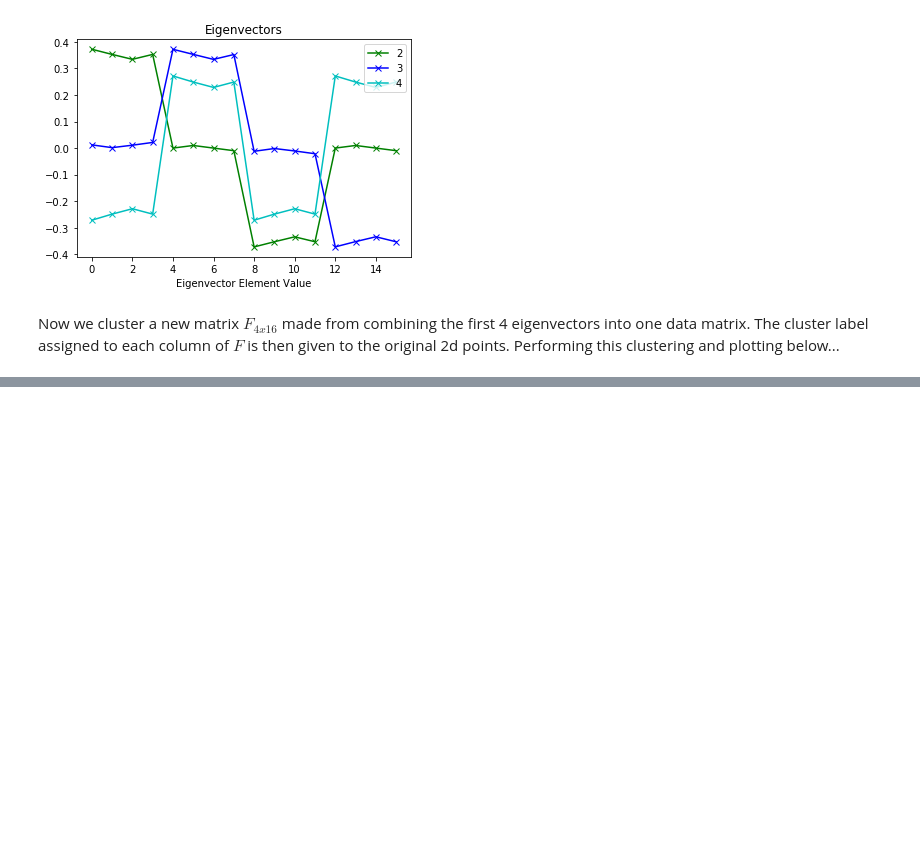
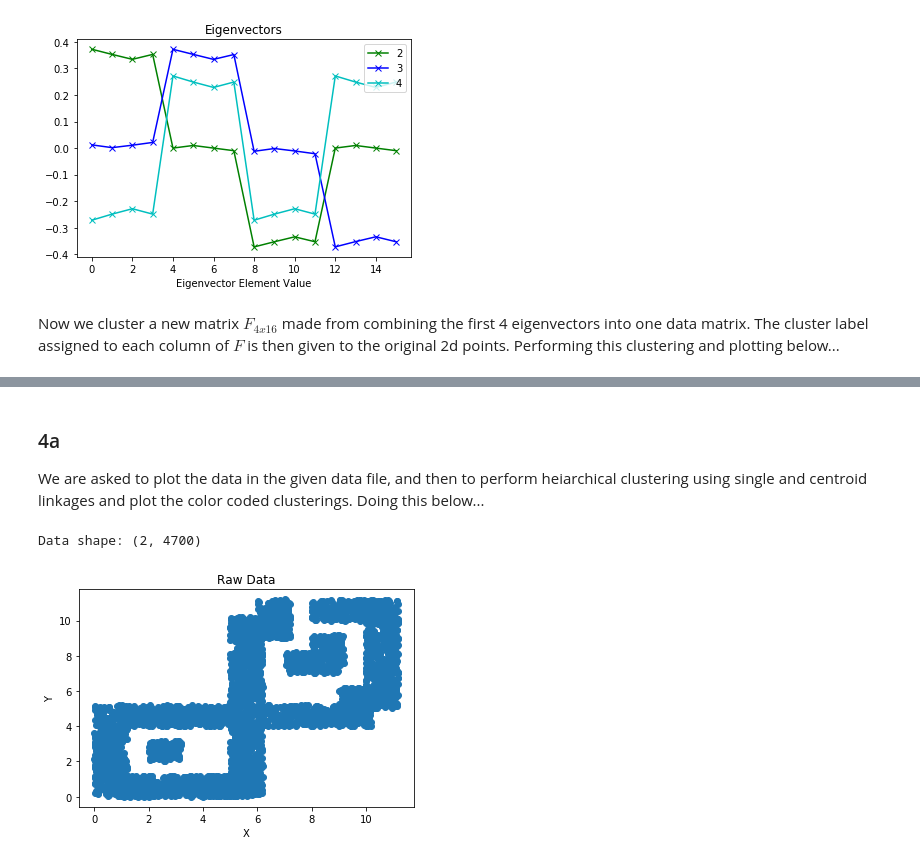
Before and after one commit to zmiller22/AM120, a Jupyter notebook: HW08/HW08.ipynb, the cells around one changed output, grey strips where cells are left out. Drawn from its saved outputs; the diff is of its cells as text; code cells hidden in the pictures; blank space fills up the shorter version.

```diff
--- a/HW08/HW08.ipynb
+++ b/HW08/HW08.ipynb
@@ -209,0 +211,16 @@ Text(0, 0.5, 'Y')
+# %% [markdown]
+### 4a
+We are asked to plot the data in the given data file, and then to perform heiarchical clustering using single and centroid linkages and plot the color coded clusterings. Doing this below...
+# %%
+data = scipy.io.loadmat('HW08_CURE.mat')
+X=data['X']
+print('Data shape:', X.shape)
+
+plt.scatter(X[0,:], X[1,:])
+plt.title('Raw Data')
+plt.xlabel('X')
+plt.ylabel('Y')
+plt.show()
+# %% [output]
+Data shape: (2, 4700)
+[figure, added]
```
Also changed, not shown: parts of 5 cells of this notebook.
